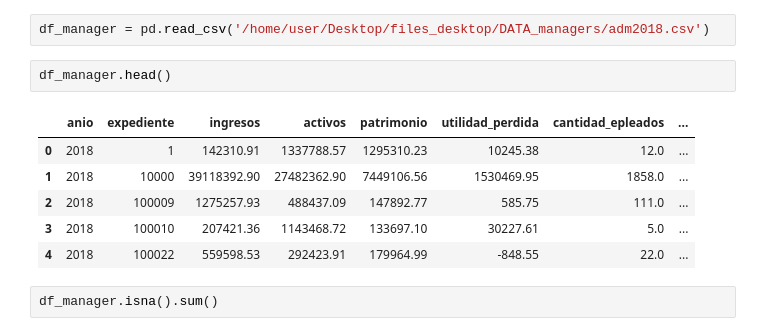
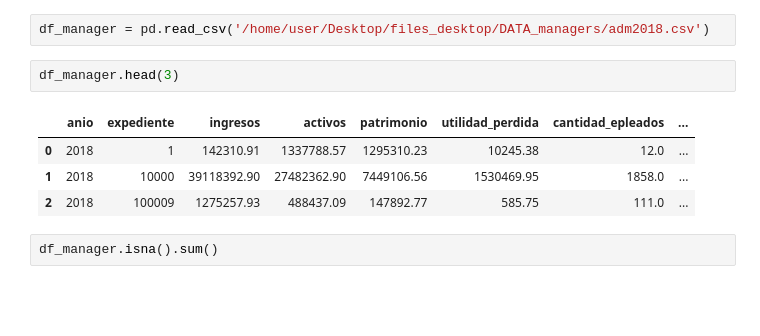
Before and after one commit to aamaguay/main_managers_research, a Jupyter notebook: code/preprocessing_historical_managers.ipynb, the cells around one changed output. Drawn from its saved outputs; the diff is of its cells as text; blank space fills up the shorter version.

```diff
--- a/code/preprocessing_historical_managers.ipynb
+++ b/code/preprocessing_historical_managers.ipynb
@@ -18,14 +47,12 @@ from pyspark.sql.functions import isnan, when, count, col , split
 # %%
 df_manager = pd.read_csv('/home/user/Desktop/files_desktop/DATA_managers/adm2018.csv')
 # %%
-df_manager.head()
+df_manager.head(3)
 # %% [output]
 |  | anio | expediente | ingresos | activos | patrimonio | utilidad_perdida | cantidad_epleados | ... |
 | 0 | 2018 | 1 | 142310.91 | 1337788.57 | 1295310.23 | 10245.38 | 12.0 | ... |
 | 1 | 2018 | 10000 | 39118392.90 | 27482362.90 | 7449106.56 | 1530469.95 | 1858.0 | ... |
 | 2 | 2018 | 100009 | 1275257.93 | 488437.09 | 147892.77 | 585.75 | 111.0 | ... |
-| 3 | 2018 | 100010 | 207421.36 | 1143468.72 | 133697.10 | 30227.61 | 5.0 | ... |
-| 4 | 2018 | 100022 | 559598.53 | 292423.91 | 179964.99 | -848.55 | 22.0 | ... |
 # %%
 df_manager.isna().sum()
 # %% [output]
```
Also changed, not shown: parts of 19 cells of this notebook.
